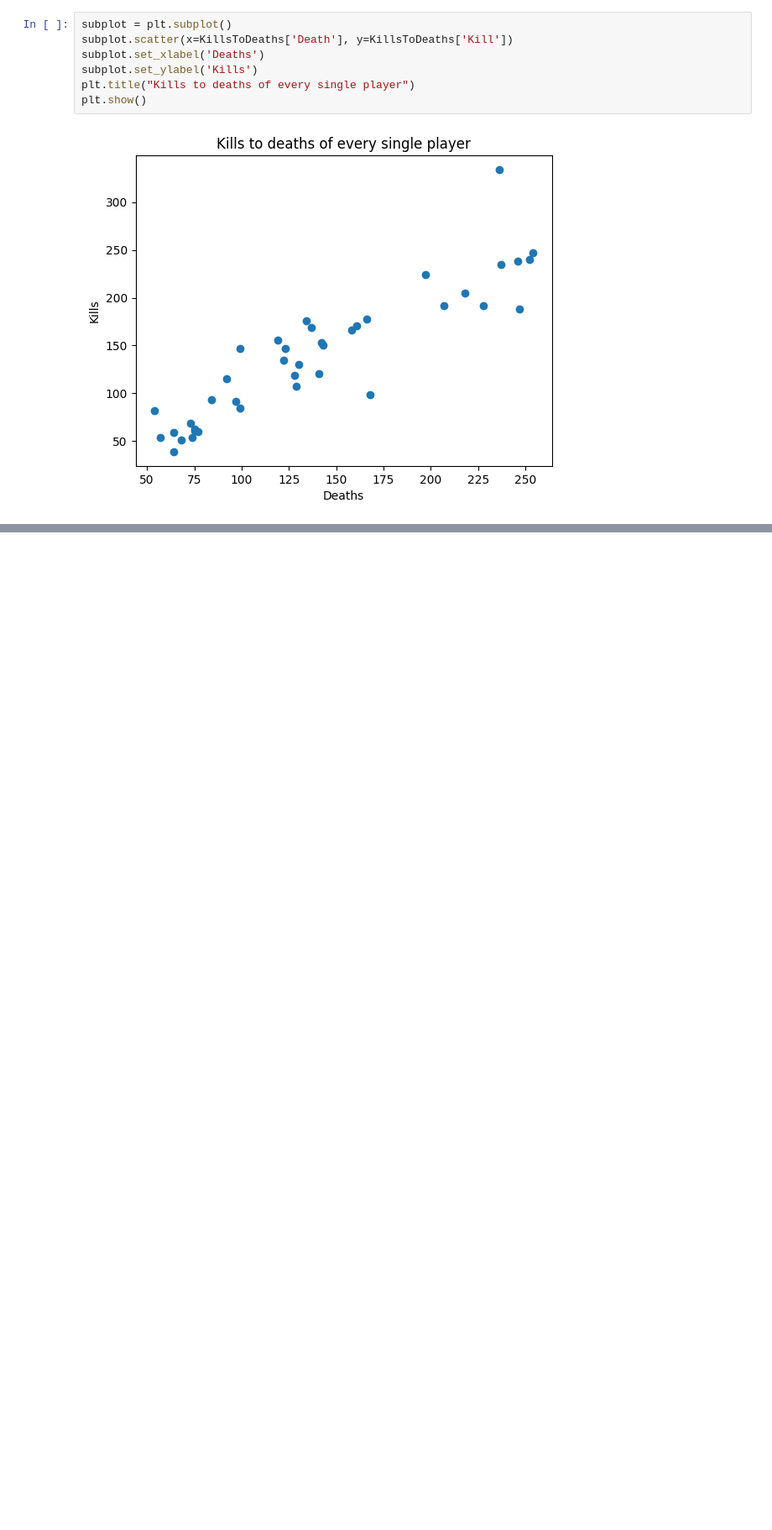
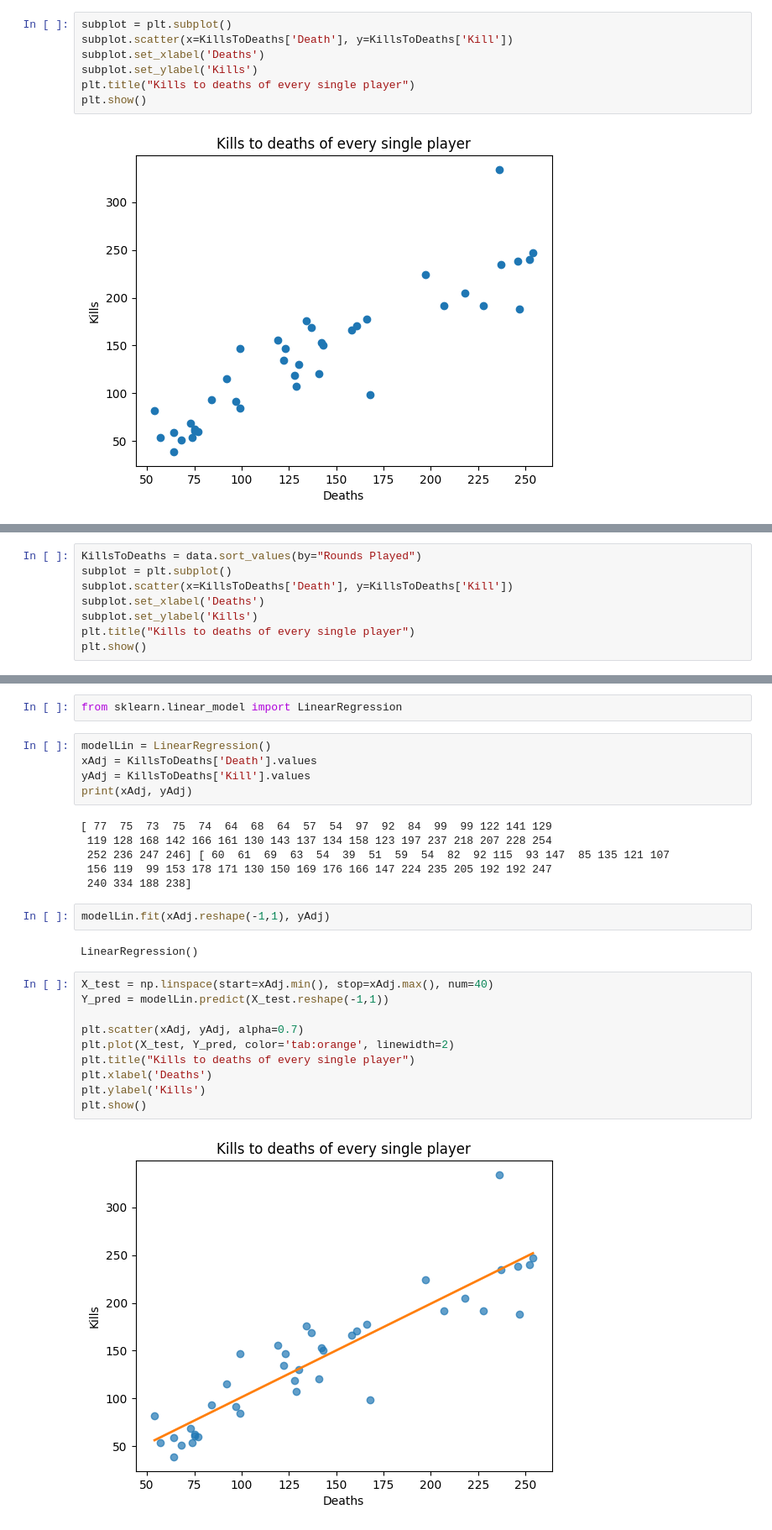
Before and after one commit to Arut3nCodes/4th-term, a Jupyter notebook: MSiD/Task1/MSiD12.ipynb, the cells around one changed output, grey strips where cells are left out. Shown at 84% size. Drawn from its saved outputs; the diff is of its cells as text; blank space fills up the shorter version.

```diff
--- a/MSiD/Task1/MSiD12.ipynb
+++ b/MSiD/Task1/MSiD12.ipynb
@@ -242,0 +248,8 @@ plt.show()
+# %%
+KillsToDeaths = data.sort_values(by="Rounds Played")
+subplot = plt.subplot()
+subplot.scatter(x=KillsToDeaths['Death'], y=KillsToDeaths['Kill'])
+subplot.set_xlabel('Deaths')
+subplot.set_ylabel('Kills')
+plt.title("Kills to deaths of every single player")
+plt.show()
@@ -242,0 +258,29 @@ plt.show()
+# %%
+from sklearn.linear_model import LinearRegression
+# %%
+modelLin = LinearRegression()
+xAdj = KillsToDeaths['Death'].values
+yAdj = KillsToDeaths['Kill'].values
+print(xAdj, yAdj)
+# %% [output]
+[ 77  75  73  75  74  64  68  64  57  54  97  92  84  99  99 122 141 129
+ 119 128 168 142 166 161 130 143 137 134 158 123 197 237 218 207 228 254
+ 252 236 247 246] [ 60  61  69  63  54  39  51  59  54  82  92 115  93 147  85 135 121 107
+ 156 119  99 153 178 171 130 150 169 176 166 147 224 235 205 192 192 247
+ 240 334 188 238]
+# %%
+modelLin.fit(xAdj.reshape(-1,1), yAdj)
+# %% [output]
+LinearRegression()
+# %%
+X_test = np.linspace(start=xAdj.min(), stop=xAdj.max(), num=40)
+Y_pred = modelLin.predict(X_test.reshape(-1,1))
+
+plt.scatter(xAdj, yAdj, alpha=0.7)
+plt.plot(X_test, Y_pred, color='tab:orange', linewidth=2)
+plt.title("Kills to deaths of every single player")
+plt.xlabel('Deaths')
+plt.ylabel('Kills')
+plt.show()
+# %% [output]
+[figure, added]
```
Also changed, not shown: parts of 20 cells of this notebook, 8 other files.
